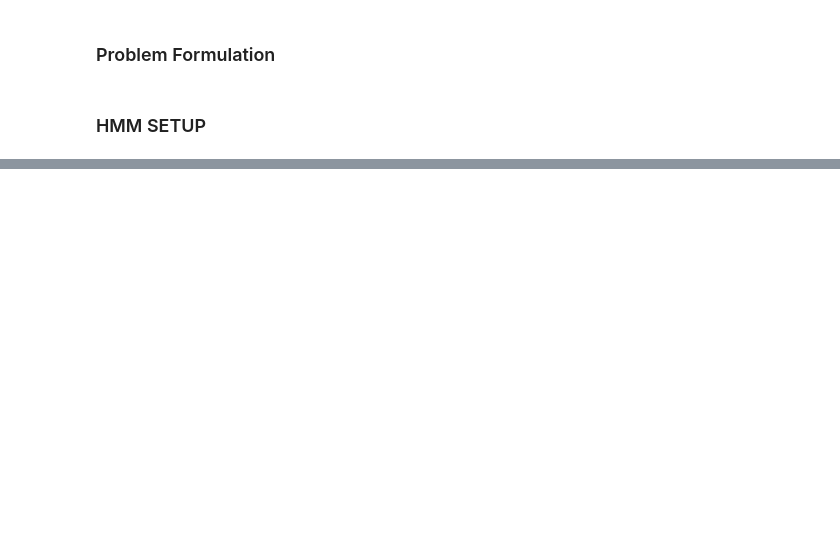
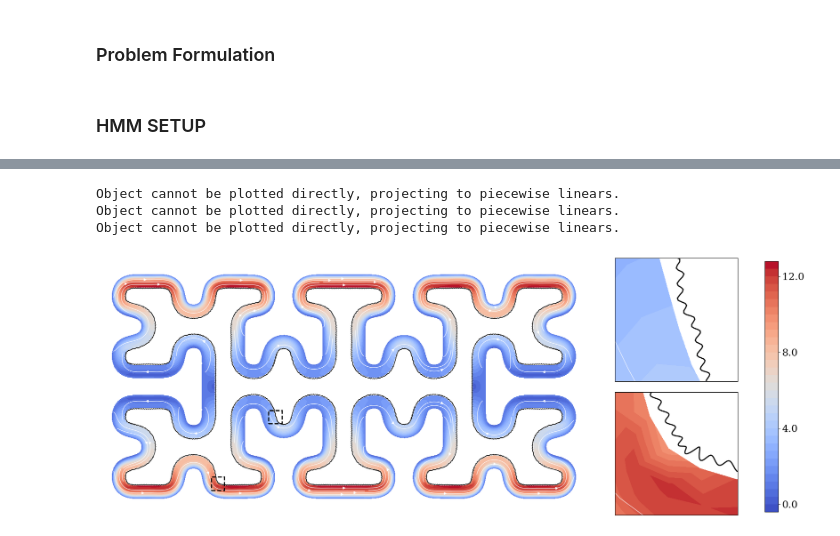
Before and after one commit to emastr/deep-micro-slip-model, a Jupyter notebook: notebooks/part30_paper_runs/20250526_big_fem/curve_ver2_classic.ipynb, the cells around one changed output, grey strips where cells are left out. Cells and saved outputs as stored; diff of their text form; code cells hidden in the pictures; blank space fills up the shorter version.

```diff
--- a/notebooks/part30_paper_runs/20250526_big_fem/curve_ver2_classic.ipynb
+++ b/notebooks/part30_paper_runs/20250526_big_fem/curve_ver2_classic.ipynb
@@ -765,0 +719,67 @@ Object cannot be plotted directly, projecting to piecewise linears.
+# %%
+import matplotlib.colorbar as cbar
+import matplotlib
+matplotlib.rcParams['figure.figsize'] = (8,8)
+matplotlib.rcParams['font.size'] = 18
+matplotlib.rcParams['font.family'] = 'serif'
+matplotlib.rcParams['text.usetex'] = False
+matplotlib.rcParams['lines.linewidth'] = 2
+
+
+plt.figure(figsize=(17,7))
+ax = plt.subplot2grid((2, 4), (0, 0), rowspan=2, colspan=3)
+channelcol = 'none'#'darkseagreen'
+roughcol =  'black'#'palevioletred'
+miccol = 'steelblue'
+
+plt.plot(data.roughness_points[:, 0], data.roughness_points[:, 1], color=roughcol, linewidth=1)
+#fill_between_complex_curves(data.outer_points[:,0]+1j*data.outer_points[:,1],
+#                            data.inner_points[:,0]+1j*data.inner_points[:,1],
+#                            color=channelcol, alpha=0.5, line_color='black')
+plot_object = dl.plot(abs_u, cmap='coolwarm')
+sol.plot_stream(plt.gca(), dom=mesh, bbox=[[-1.,1.], [-0.5, 0.5]], npts=300, color='white', density=10, linewidth=0.8)
+
+plt.axis("equal")
+remove_axes(plt.gca())
+for mic in micros:
+    pass
+    #mic.geom.plot(plt.gca(), color=miccol, linewidth=2, show_hline=False)
+
+mic_idx = [15, 30]
+for i in range(2):
+    mic = micros[mic_idx[i]]
+    plt.subplot2grid((2, 4), (i, 3), rowspan=1, colspan=1)
+
+    fill_between_complex_curves(data.outer_points[:,0]+1j*data.outer_points[:,1],
+                            data.inner_points[:,0]+1j*data.inner_points[:,1],
+                            color=channelcol, alpha=0.5, line_color='none')
+    plt.plot(data.roughness_points[:, 0], data.roughness_points[:, 1], color=roughcol, linewidth=2)
+    dl.plot(abs_u, cmap='coolwarm')
+    sol.plot_stream(plt.gca(), dom=mesh, bbox=[[-1.,1.], [-0.5, 0.5]], npts=300, color='white', density=10, linewidth=0.8)
+
+    #mic.geom.plot(plt.gca(), color=miccol, linewidth=4)
+
+    box = Box(mic.center, 7*mic.width, 7*mic.width)
+
+    submesh = dl.SubMesh(mesh, box)
+
+    plotbox = Box(mic.center, 5*mic.width, 5*mic.width)
+    plotbox.plot(ax, color="black", linestyle="--", linewidth=2, zorder=20)
+
+    plt.xticks([])
+    plt.yticks([])
+    plt.xlim([mic.center[0] - 3*mic.width/2, mic.center[0] + 3*mic.width/2])
+    plt.ylim([mic.center[1] - 3*mic.width/2, mic.center[1] + 3*mic.width/2])
+
+fig = plt.gcf()
+cax = fig.add_axes([1.0, 0.05, 0.02, 0.9])
+plt.colorbar(plot_object, cax=cax)
+cax.set_yticks(np.linspace(0, 12, 4), [f"{i:.1f}" for i in np.linspace(0., 12, 4)])
+
+plt.tight_layout()
+plt.gcf().savefig(f'{figures_dir}rough_tube_classic.pdf', bbox_inches='tight')
+# %% [output]
+Object cannot be plotted directly, projecting to piecewise linears.
+Object cannot be plotted directly, projecting to piecewise linears.
+Object cannot be plotted directly, projecting to piecewise linears.
+[figure, added]
```
Also changed, not shown: parts of 14 cells of this notebook, 7 other files.
